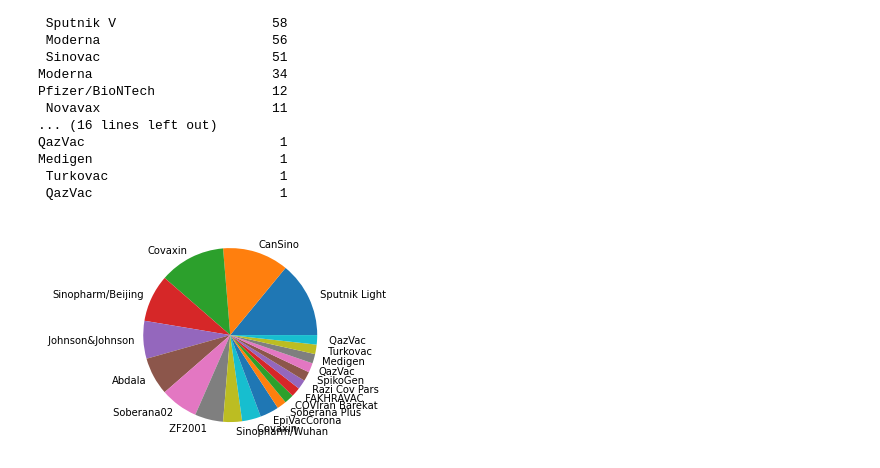
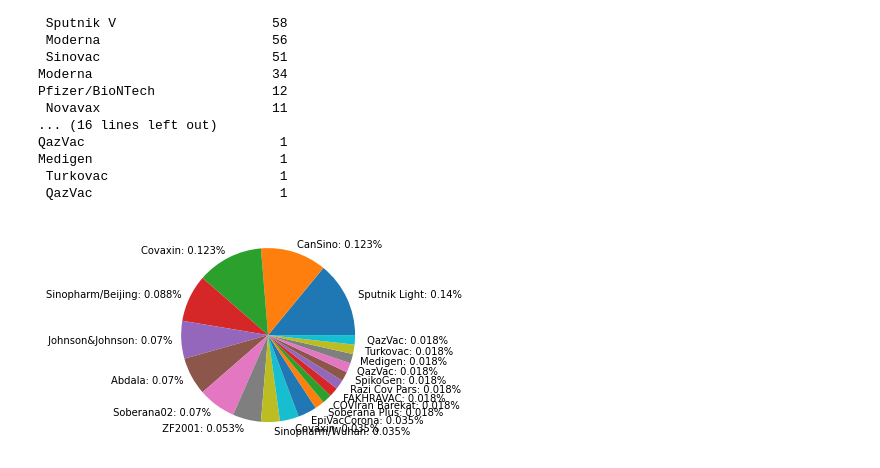
Before and after one commit to riroan/OpenSrcSW, a Jupyter notebook: final.ipynb, the cells around one changed output. Cells and saved outputs as stored; diff of their text form; code cells hidden in the pictures.

```diff
--- a/final.ipynb
+++ b/final.ipynb
@@ -93,17 +93,18 @@ Medigen                        1
 # %%
 # (4) 10개국 미만의 나라에서 접종된 백신을 파이차트로 표현하시오
 import matplotlib.pyplot as plt
 x = []
 y = []
 for i in range(len(vaccines)):
     if ddd["num_country"][i]<10:
         # print(vaccines[i], ddd["num_country"][i])
         x.append(vaccines[i])
         y.append(ddd["num_country"][i])
 s = sum(y)
 y = [i/s for i in y]
+x = [i + ": "+str(round(j,3))+"%" for i,j in zip(x,y)]
 
 plt.pie(y, labels=x)
 plt.show()
 # %% [output]
-[figure, old version]
+[figure, new version]
```
